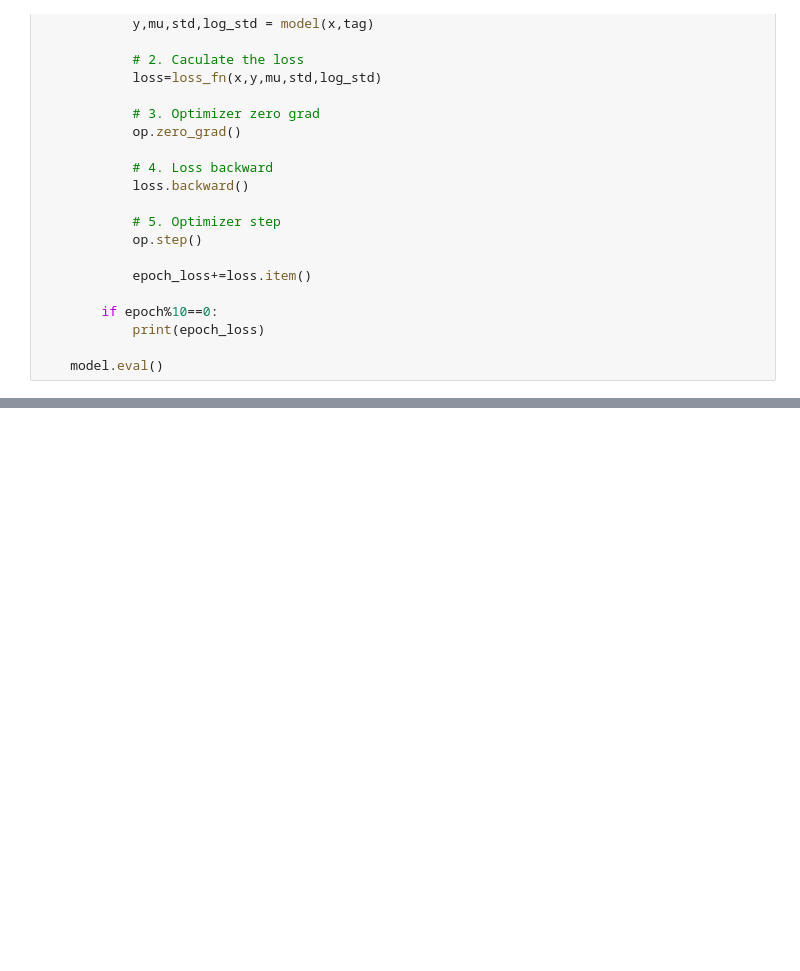
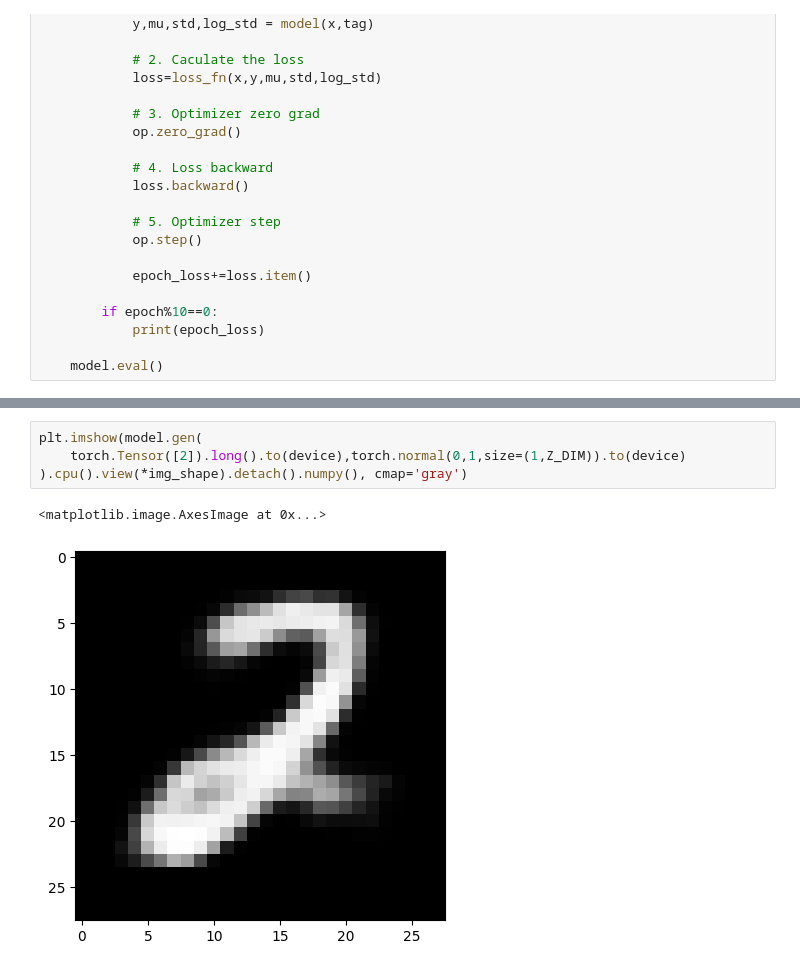
Before and after one commit to kasjfksj/conditional-biased-VAE, a Jupyter notebook: CBVAE_mnist_yuanjv_3.ipynb, the cells around one changed output, grey strips where cells are left out. Saved outputs shown, nothing was run; the diff lists cells and outputs as text; blank space fills up the shorter version.

```diff
--- a/CBVAE_mnist_yuanjv_3.ipynb
+++ b/CBVAE_mnist_yuanjv_3.ipynb
@@ -274 +267,8 @@ tensor(0.0006)
 tensor(0.)
+# %%
+plt.imshow(model.gen(
+    torch.Tensor([2]).long().to(device),torch.normal(0,1,size=(1,Z_DIM)).to(device)
+).cpu().view(*img_shape).detach().numpy(), cmap='gray')
+# %% [output]
+<matplotlib.image.AxesImage at 0x...>
+[figure, added]
```
Also changed, not shown: parts of 7 cells of this notebook.
